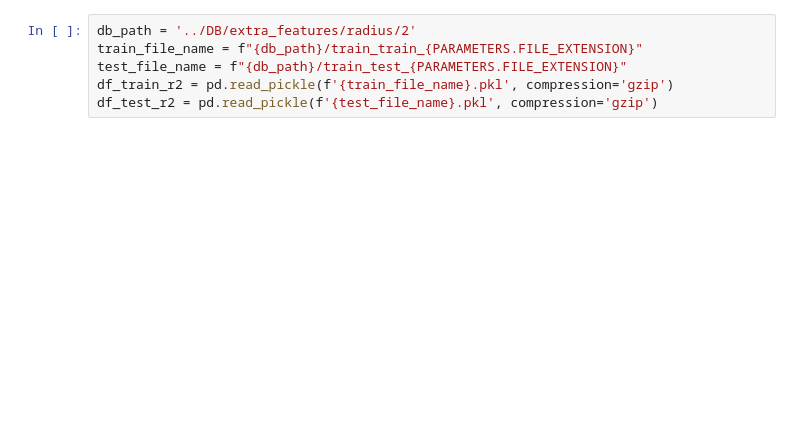
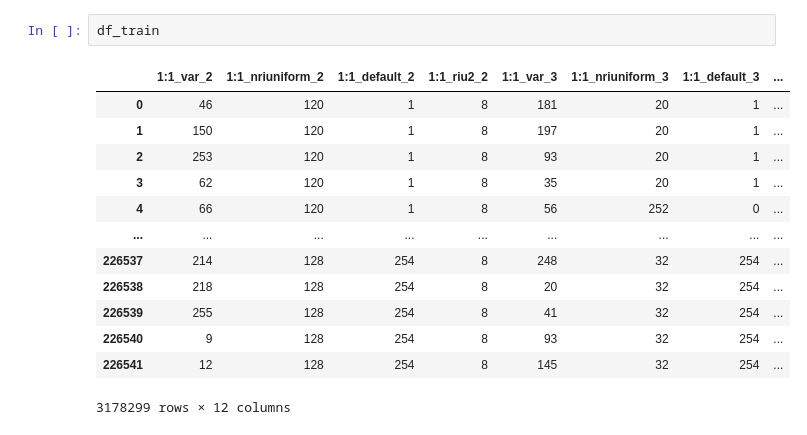
Before and after one commit to f-castellanos/lbp-pyramid, a Jupyter notebook: radius.ipynb, the cells around one changed output. Cells and saved outputs as stored; diff of their text form; blank space fills up the shorter version.

```diff
--- a/radius.ipynb
+++ b/radius.ipynb
@@ -30,6 +57,16 @@ main()
 # %%
-db_path = '../DB/extra_features/radius/2'
-train_file_name = f"{db_path}/train_train_{PARAMETERS.FILE_EXTENSION}"
-test_file_name = f"{db_path}/train_test_{PARAMETERS.FILE_EXTENSION}"
-df_train_r2 = pd.read_pickle(f'{train_file_name}.pkl', compression='gzip')
-df_test_r2 = pd.read_pickle(f'{test_file_name}.pkl', compression='gzip')
+df_train
+# %% [output]
+|  | 1:1_var_2 | 1:1_nriuniform_2 | 1:1_default_2 | 1:1_riu2_2 | 1:1_var_3 | 1:1_nriuniform_3 | 1:1_default_3 | ... |
+| 0 | 46 | 120 | 1 | 8 | 181 | 20 | 1 | ... |
+| 1 | 150 | 120 | 1 | 8 | 197 | 20 | 1 | ... |
+| 2 | 253 | 120 | 1 | 8 | 93 | 20 | 1 | ... |
+| 3 | 62 | 120 | 1 | 8 | 35 | 20 | 1 | ... |
+| 4 | 66 | 120 | 1 | 8 | 56 | 252 | 0 | ... |
+| ... | ... | ... | ... | ... | ... | ... | ... | ... |
+| 226537 | 214 | 128 | 254 | 8 | 248 | 32 | 254 | ... |
+| 226538 | 218 | 128 | 254 | 8 | 20 | 32 | 254 | ... |
+| 226539 | 255 | 128 | 254 | 8 | 41 | 32 | 254 | ... |
+| 226540 | 9 | 128 | 254 | 8 | 93 | 32 | 254 | ... |
+| 226541 | 12 | 128 | 254 | 8 | 145 | 32 | 254 | ... |
+3178299 rows × 12 columns
```
Also changed, not shown: parts of 13 cells of this notebook, 4 other files.
